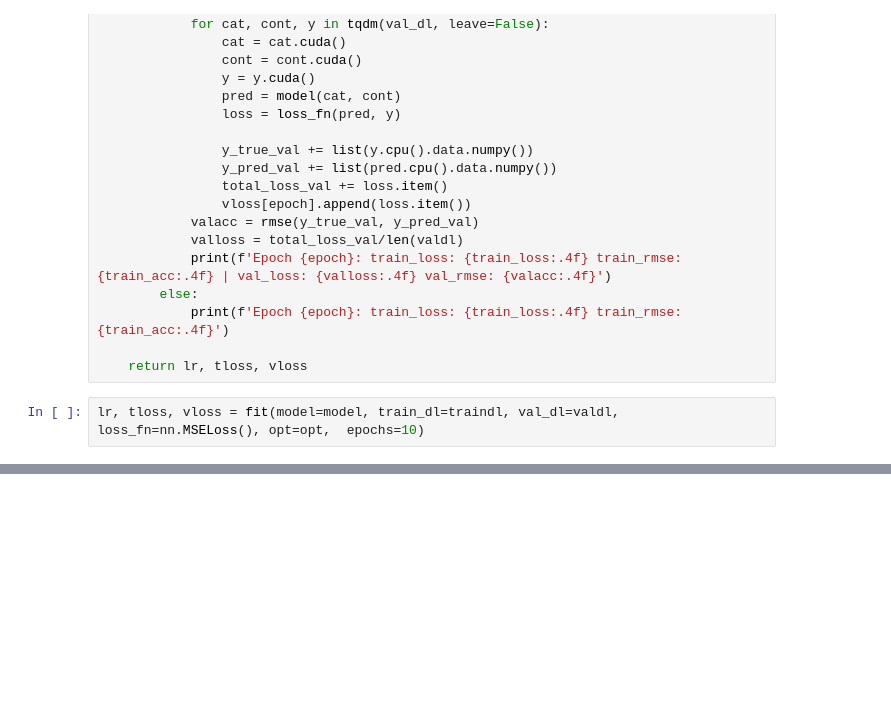
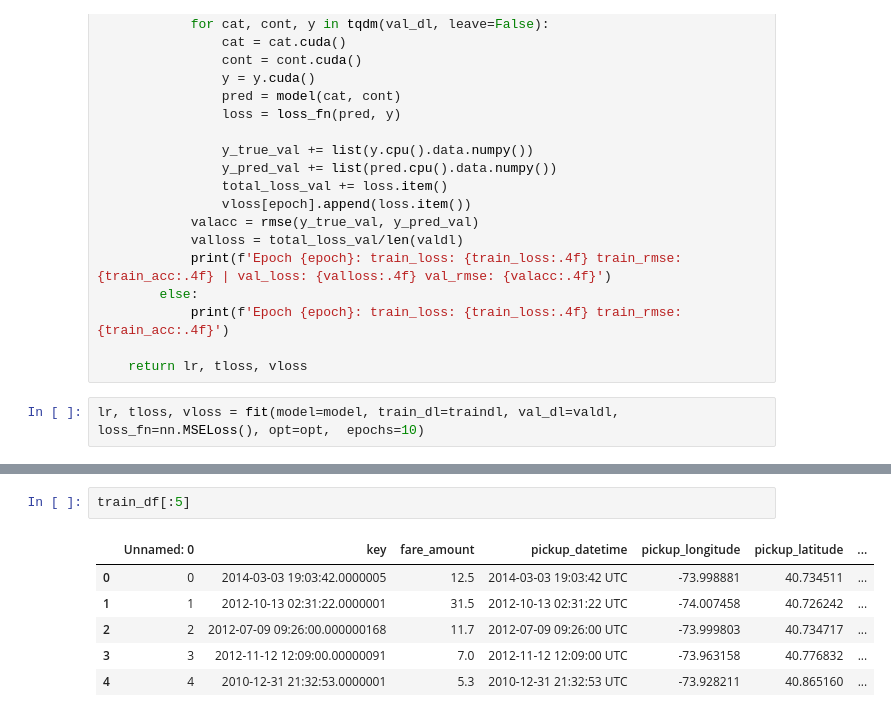
Before and after one commit to msasen/pytorch, a Jupyter notebook: 5_mesafe_hesaplama.ipynb, the cells around one changed output, grey strips where cells are left out. Saved outputs shown, nothing was run; the diff lists cells and outputs as text; blank space fills up the shorter version.

```diff
--- a/5_mesafe_hesaplama.ipynb
+++ b/5_mesafe_hesaplama.ipynb
@@ -576,0 +619,9 @@ lr, tloss, vloss = fit(model=model, train_dl=traindl, val_dl=valdl, loss_fn=nn.M
+# %%
+train_df[:5]
+# %% [output]
+|  | Unnamed: 0 | key | fare_amount | pickup_datetime | pickup_longitude | pickup_latitude | ... |
+| 0 | 0 | 2014-03-03 19:03:42.0000005 | 12.5 | 2014-03-03 19:03:42 UTC | -73.998881 | 40.734511 | ... |
+| 1 | 1 | 2012-10-13 02:31:22.0000001 | 31.5 | 2012-10-13 02:31:22 UTC | -74.007458 | 40.726242 | ... |
+| 2 | 2 | 2012-07-09 09:26:00.000000168 | 11.7 | 2012-07-09 09:26:00 UTC | -73.999803 | 40.734717 | ... |
+| 3 | 3 | 2012-11-12 12:09:00.00000091 | 7.0 | 2012-11-12 12:09:00 UTC | -73.963158 | 40.776832 | ... |
+| 4 | 4 | 2010-12-31 21:32:53.0000001 | 5.3 | 2010-12-31 21:32:53 UTC | -73.928211 | 40.865160 | ... |
```
Also changed, not shown: parts of 26 cells of this notebook.
